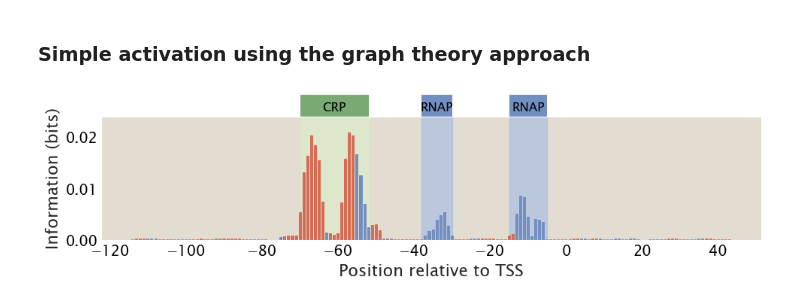
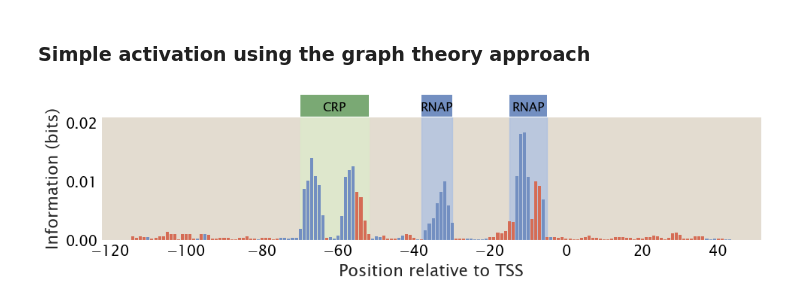
Before and after one commit to RPGroup-PBoC/theoretical_regseq, a Jupyter notebook: notebooks/broken-detailed-balance/broken_detailed_balance.ipynb, the cells around one changed output. Cells and saved outputs as stored; diff of their text form; code cells hidden in the pictures.

```diff
--- a/notebooks/broken-detailed-balance/broken_detailed_balance.ipynb
+++ b/notebooks/broken-detailed-balance/broken_detailed_balance.ipynb
@@ -89,18 +113,20 @@ def simact_graph(p_seq, a_seq, c_p, c_a, p_emat, a_emat,
 # %%
 # copy numbers
-c_a = 50
-c_p = 5000
+c_a = 50 # nM
+c_p = 5000 # nM
 
 # binding energies
-ep_wt = -7
-ea_wt = -7
-e_ap = -12
+ep_wt = -3
+ea_wt = -13
+e_ap = -13
+
+U_p_unbinding = 0
 
 df = tregs.simulate.sim(promoter, simact_graph, [rnap_site, crp_site],
-                        *[c_p, c_a, rnap_emat, crp_emat, ep_wt, ea_wt, e_ap])
+                        *[c_p, c_a, rnap_emat, crp_emat, ep_wt, ea_wt, e_ap, U_p_unbinding])
 
 region_params = [(-38, -30, 'P', 'RNAP'), (-15, -5, 'P', 'RNAP'), (-70, -52, 'A', 'CRP')]
-tregs.footprint.plot_footprint(promoter, df, region_params,
+tregs.footprint.plot_footprint(promoter, df, region_params, up_scaling_factor=0.1,
                                annotate_stn=False)
 # %% [output]
-[figure, old version]
+[figure, new version]
```
Also changed, not shown: parts of 15 cells of this notebook.
